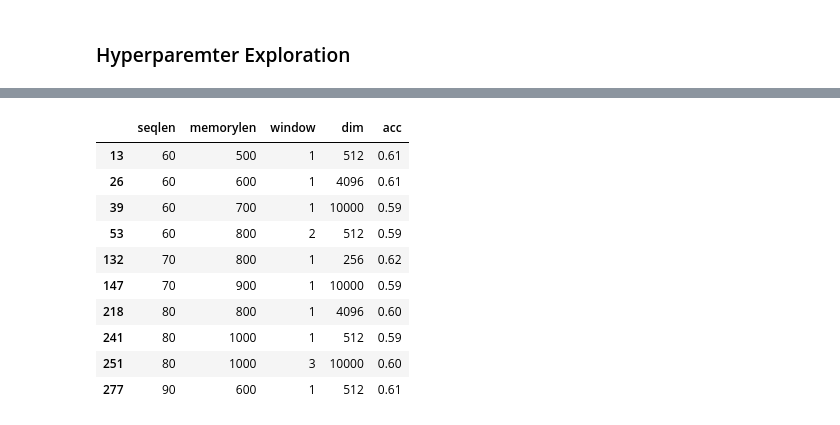
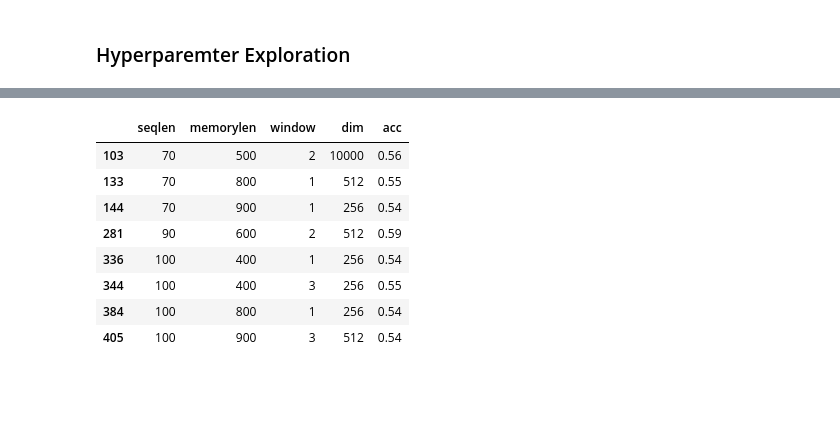
Before and after one commit to jinhwak11/Brain-inspired-learning, a Jupyter notebook: HW2/2-1.Encoding a Genome Library.ipynb, the cells around one changed output, grey strips where cells are left out. Saved outputs shown, nothing was run; the diff lists cells and outputs as text; code cells hidden in the pictures; blank space fills up the shorter version.

```diff
--- a/HW2/2-1.Encoding a Genome Library.ipynb
+++ b/HW2/2-1.Encoding a Genome Library.ipynb
@@ -89,7 +91,7 @@ gsm.encode_library(traindata)
 # %%
 valid_data['cos_predict'] = valid_data['genome_sequence'].map(lambda x : gsm.detect_cossim(x))
 for t in range(1,999):
-    threshold = t/1000
+    threshold = t/10000
     print(threshold)
     valid_data[f'predict_{threshold}'] = valid_data['cos_predict'].map(lambda x : x >= threshold)
     print(sum(valid_data['label'] == valid_data[f'predict_{threshold}']))
@@ -114,6 +116,6 @@ for t in range(1,999):
 # %%
 test_data['predict_cos'] = test_data['genome_sequence'].map(lambda x : gsm.detect_cossim(x))
-test_data['predict'] = test_data['genome_sequence'].map(lambda x : gsm.detect_sequence(x,0.001))
+test_data['predict'] = test_data['genome_sequence'].map(lambda x : gsm.detect_sequence(x,0.0993))
 # %%
 print(f"Test Acc : {sum(test_data['label'] == test_data['predict'])} % ")
 # %% [output]
@@ -121,18 +123,2 @@ Test Acc : 61 %
 # %% [markdown]
 ### Hyperparemter Exploration
-# %%
-acc={}
-for sl in range(60,110,10):
-    for c in range(400, 1100,100):
-        for w in range(1,4):
-            for d in [256,512, 4096, 10000]:
-                print(sl,c,w,d)
-                gsm = Genome_Sequence_Model(dimension=d,\
-                                            sequence_length=sl,\
-                                            memory_length=c,\
-                                            window_length=w,\
-                                            probability_distribution='Gaussian')
-                gsm.encode_library(traindata)
-                #th = min(valid_data[valid_data['label']==1]['genome_sequence'].map(lambda x : gsm.detect_cossim(x)))
-                test_data['predict'] = test_data['genome_sequence'].map(lambda x : gsm.detect_sequence(x,0.001))
-                acc[(sl,c,w,d)] = sum(test_data['label'] == test_data['predict'])
@@ -157,21 +125,35 @@ for sl in range(60,110,10):
+# %%
+acc={}
+for sl in range(60,110,10):
+    for c in range(400, 1100,100):
+        for w in range(1,4):
+            for d in [256,512, 4096, 10000]:
+                print(sl,c,w,d)
+                gsm = Genome_Sequence_Model(dimension=d,\
+                                            sequence_length=sl,\
+                                            memory_length=c,\
+                                            window_length=w,\
+                                            probability_distribution='Gaussian')
+                gsm.encode_library(traindata)
+                th = min(valid_data[valid_data['label']==1]['genome_sequence'].map(lambda x : gsm.detect_cossim(x)))
+                test_data['predict'] = test_data['genome_sequence'].map(lambda x : gsm.detect_sequence(x,th))
+                acc[(sl,c,w,d)] = sum(test_data['label'] == test_data['predict'])
 # %%
 result_df = pd.DataFrame(columns= ['seqlen','memorylen','window','dim','acc'])
 for k in acc:
     result_df = result_df.append({'seqlen':k[0],'memorylen':k[1],'window': k[2],'dim':k[3],'acc':acc[k]},ignore_index=True )
 result_df['acc'] = result_df['acc'].map(lambda x: x/100)
 # %%
-result_df[result_df['acc']>0.58]
+result_df[result_df['acc']>0.53]
 # %% [output]
 |  | seqlen | memorylen | window | dim | acc |
-| 13 | 60 | 500 | 1 | 512 | 0.61 |
-| 26 | 60 | 600 | 1 | 4096 | 0.61 |
-| 39 | 60 | 700 | 1 | 10000 | 0.59 |
-| 53 | 60 | 800 | 2 | 512 | 0.59 |
-| 132 | 70 | 800 | 1 | 256 | 0.62 |
-| 147 | 70 | 900 | 1 | 10000 | 0.59 |
-| 218 | 80 | 800 | 1 | 4096 | 0.60 |
-| 241 | 80 | 1000 | 1 | 512 | 0.59 |
-| 251 | 80 | 1000 | 3 | 10000 | 0.60 |
-| 277 | 90 | 600 | 1 | 512 | 0.61 |
+| 103 | 70 | 500 | 2 | 10000 | 0.56 |
+| 133 | 70 | 800 | 1 | 512 | 0.55 |
+| 144 | 70 | 900 | 1 | 256 | 0.54 |
+| 281 | 90 | 600 | 2 | 512 | 0.59 |
+| 336 | 100 | 400 | 1 | 256 | 0.54 |
+| 344 | 100 | 400 | 3 | 256 | 0.55 |
+| 384 | 100 | 800 | 1 | 256 | 0.54 |
+| 405 | 100 | 900 | 3 | 512 | 0.54 |
 # %%
 result_df.to_csv('./genome_detect_result.csv')
```
Also changed, not shown: parts of 5 cells of this notebook.
